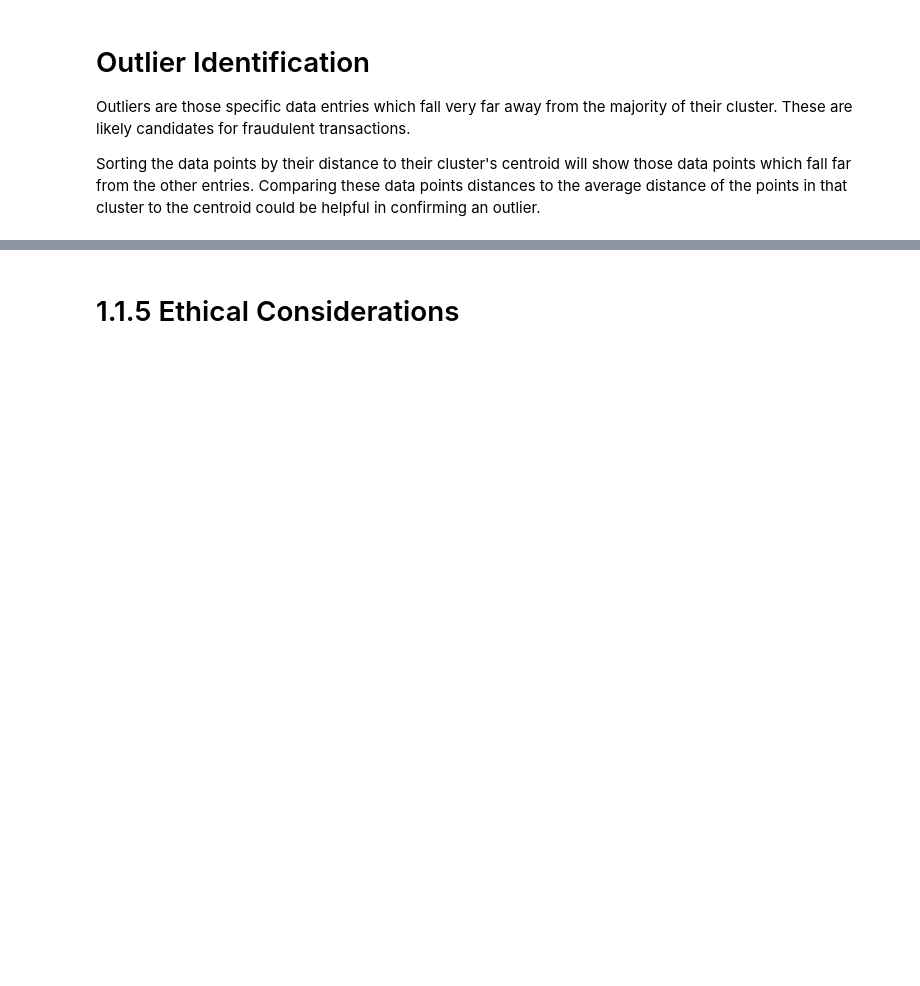
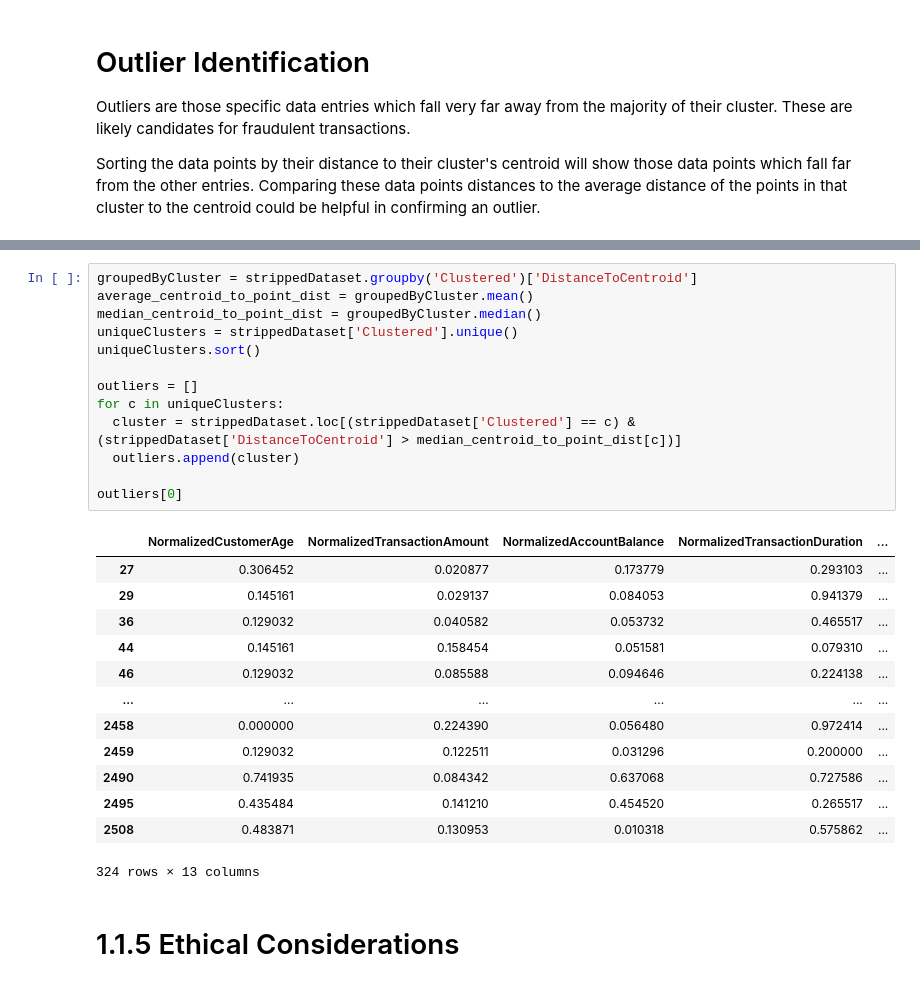
Before and after one commit to Mi1kDev/CST3133_CW, a Jupyter notebook: CST3133_CourseWork_A.ipynb, the cells around one changed output, grey strips where cells are left out. Drawn from its saved outputs; the diff is of its cells as text; blank space fills up the shorter version.

```diff
--- a/CST3133_CourseWork_A.ipynb
+++ b/CST3133_CourseWork_A.ipynb
@@ -525,5 +524,32 @@ strippedDataset['DistanceToCentroid']
 2512 rows × 1 columns
 dtype: float64
+# %%
+groupedByCluster = strippedDataset.groupby('Clustered')['DistanceToCentroid']
+average_centroid_to_point_dist = groupedByCluster.mean()
+median_centroid_to_point_dist = groupedByCluster.median()
+uniqueClusters = strippedDataset['Clustered'].unique()
+uniqueClusters.sort()
+
+outliers = []
+for c in uniqueClusters:
+  cluster = strippedDataset.loc[(strippedDataset['Clustered'] == c) & (strippedDataset['DistanceToCentroid'] > median_centroid_to_point_dist[c])]
+  outliers.append(cluster)
+
+outliers[0]
+# %% [output]
+|  | NormalizedCustomerAge | NormalizedTransactionAmount | NormalizedAccountBalance | NormalizedTransactionDuration | ... |
+| 27 | 0.306452 | 0.020877 | 0.173779 | 0.293103 | ... |
+| 29 | 0.145161 | 0.029137 | 0.084053 | 0.941379 | ... |
+| 36 | 0.129032 | 0.040582 | 0.053732 | 0.465517 | ... |
+| 44 | 0.145161 | 0.158454 | 0.051581 | 0.079310 | ... |
+| 46 | 0.129032 | 0.085588 | 0.094646 | 0.224138 | ... |
+| ... | ... | ... | ... | ... | ... |
+| 2458 | 0.000000 | 0.224390 | 0.056480 | 0.972414 | ... |
+| 2459 | 0.129032 | 0.122511 | 0.031296 | 0.200000 | ... |
+| 2490 | 0.741935 | 0.084342 | 0.637068 | 0.727586 | ... |
+| 2495 | 0.435484 | 0.141210 | 0.454520 | 0.265517 | ... |
+| 2508 | 0.483871 | 0.130953 | 0.010318 | 0.575862 | ... |
+324 rows × 13 columns
 # %% [markdown]
 # 1.1.5 Ethical Considerations
 # %% [markdown]
```
Also changed, not shown: parts of 6 cells of this notebook.
